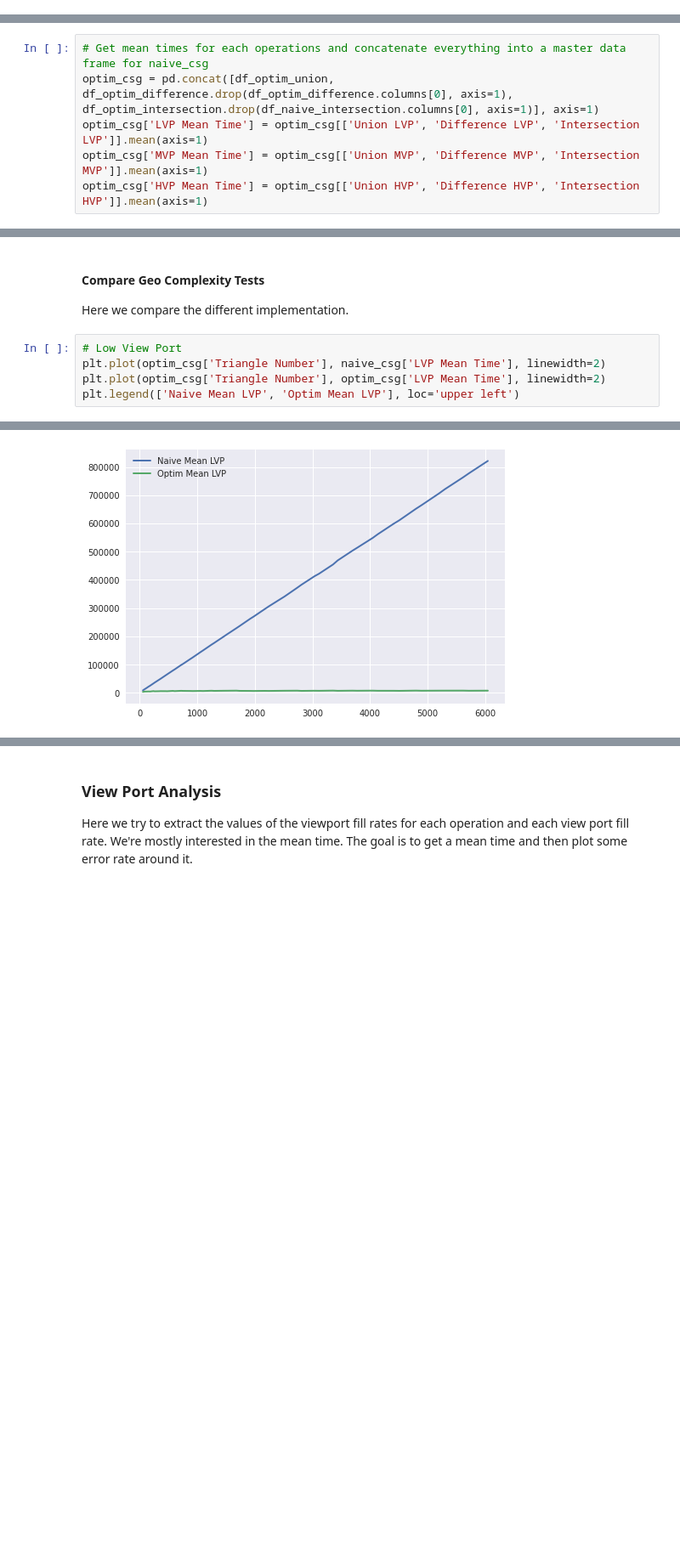
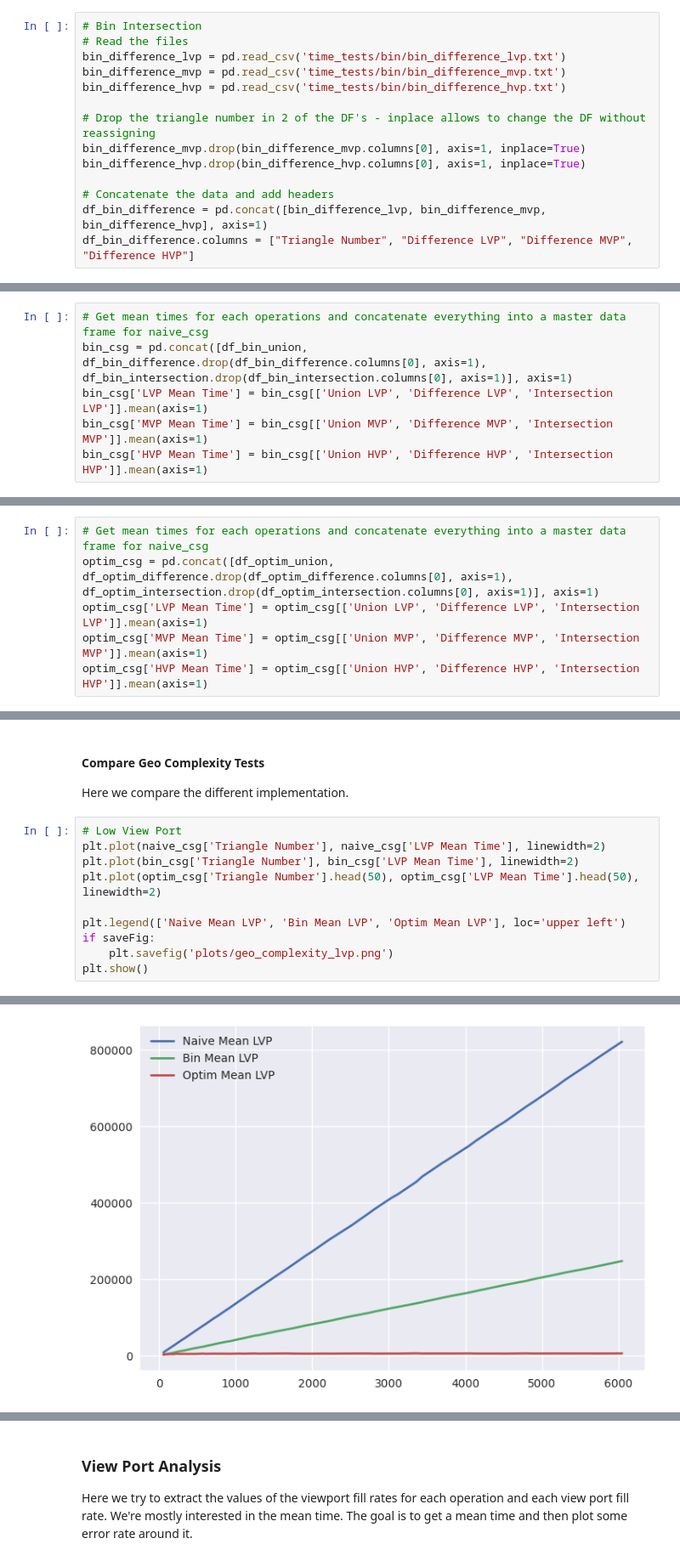
Before and after one commit to otmanesabir/bsc-thesis, a Jupyter notebook: data_analysis/analysis_detailed.ipynb, the cells around one changed output, grey strips where cells are left out. Shown at 85% size. Cells and saved outputs as stored; diff of their text form; blank space fills up the shorter version.

```diff
--- a/data_analysis/analysis_detailed.ipynb
+++ b/data_analysis/analysis_detailed.ipynb
@@ -203,0 +293,14 @@ plt.show()
+# %%
+# Bin Intersection
+# Read the files
+bin_difference_lvp = pd.read_csv('time_tests/bin/bin_difference_lvp.txt')
+bin_difference_mvp = pd.read_csv('time_tests/bin/bin_difference_mvp.txt')
+bin_difference_hvp = pd.read_csv('time_tests/bin/bin_difference_hvp.txt')
+
+# Drop the triangle number in 2 of the DF's - inplace allows to change the DF without reassigning
+bin_difference_mvp.drop(bin_difference_mvp.columns[0], axis=1, inplace=True)
+bin_difference_hvp.drop(bin_difference_hvp.columns[0], axis=1, inplace=True)
+
+# Concatenate the data and add headers
+df_bin_difference = pd.concat([bin_difference_lvp, bin_difference_mvp, bin_difference_hvp], axis=1)
+df_bin_difference.columns = ["Triangle Number", "Difference LVP", "Difference MVP", "Difference HVP"]
@@ -203,0 +327,6 @@ plt.show()
+# %%
+# Get mean times for each operations and concatenate everything into a master data frame for naive_csg
+bin_csg = pd.concat([df_bin_union, df_bin_difference.drop(df_bin_difference.columns[0], axis=1), df_bin_intersection.drop(df_bin_intersection.columns[0], axis=1)], axis=1)
+bin_csg['LVP Mean Time'] = bin_csg[['Union LVP', 'Difference LVP', 'Intersection LVP']].mean(axis=1)
+bin_csg['MVP Mean Time'] = bin_csg[['Union MVP', 'Difference MVP', 'Intersection MVP']].mean(axis=1)
+bin_csg['HVP Mean Time'] = bin_csg[['Union HVP', 'Difference HVP', 'Intersection HVP']].mean(axis=1)
@@ -309,6 +482,6 @@ df_optim_difference
 # %%
 # Get mean times for each operations and concatenate everything into a master data frame for naive_csg
-optim_csg = pd.concat([df_optim_union, df_optim_difference.drop(df_optim_difference.columns[0], axis=1), df_optim_intersection.drop(df_naive_intersection.columns[0], axis=1)], axis=1)
+optim_csg = pd.concat([df_optim_union, df_optim_difference.drop(df_optim_difference.columns[0], axis=1), df_optim_intersection.drop(df_optim_intersection.columns[0], axis=1)], axis=1)
 optim_csg['LVP Mean Time'] = optim_csg[['Union LVP', 'Difference LVP', 'Intersection LVP']].mean(axis=1)
 optim_csg['MVP Mean Time'] = optim_csg[['Union MVP', 'Difference MVP', 'Intersection MVP']].mean(axis=1)
 optim_csg['HVP Mean Time'] = optim_csg[['Union HVP', 'Difference HVP', 'Intersection HVP']].mean(axis=1)
@@ -377,7 +545,12 @@ plt.show()
 Here we compare the different implementation.
 # %%
 # Low View Port
-plt.plot(optim_csg['Triangle Number'], naive_csg['LVP Mean Time'], linewidth=2)
-plt.plot(optim_csg['Triangle Number'], optim_csg['LVP Mean Time'], linewidth=2)
-plt.legend(['Naive Mean LVP', 'Optim Mean LVP'], loc='upper left')
+plt.plot(naive_csg['Triangle Number'], naive_csg['LVP Mean Time'], linewidth=2)
+plt.plot(bin_csg['Triangle Number'], bin_csg['LVP Mean Time'], linewidth=2)
+plt.plot(optim_csg['Triangle Number'].head(50), optim_csg['LVP Mean Time'].head(50), linewidth=2)
+
+plt.legend(['Naive Mean LVP', 'Bin Mean LVP', 'Optim Mean LVP'], loc='upper left')
+if saveFig:
+    plt.savefig('plots/geo_complexity_lvp.png')
+plt.show()
 # %% [output]
@@ -385,3 +557,3 @@ plt.legend(['Naive Mean LVP', 'Optim Mean LVP'], loc='upper left')
-[figure, old version]
+[figure, new version]
 # %%
 # Medium View Port
```
Also changed, not shown: parts of 48 cells of this notebook, 1 other file.
